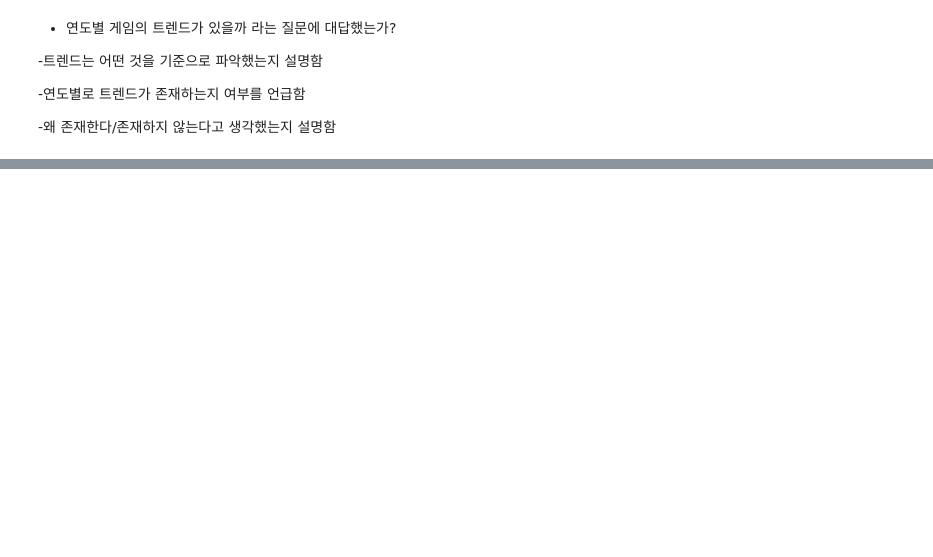
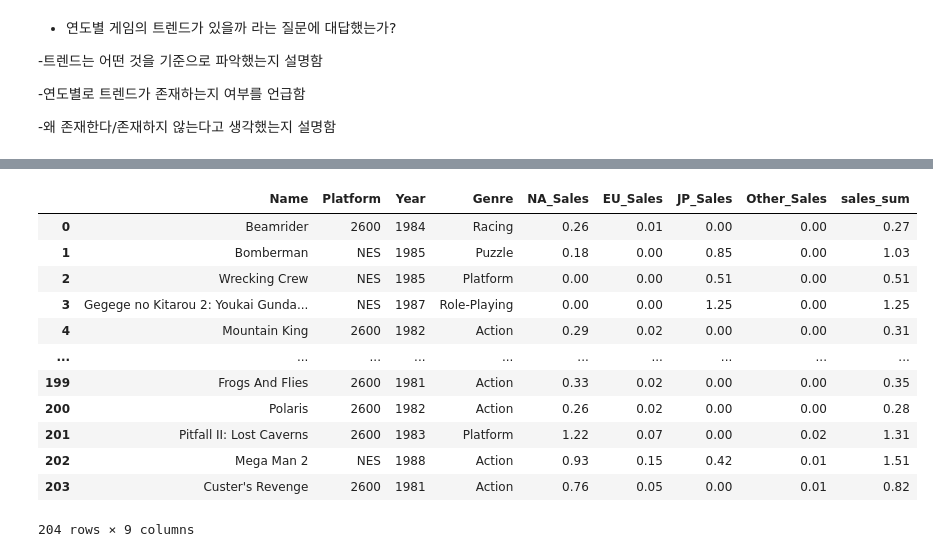
Before and after one commit to matHoYoung/AI_18_JHY_section1, a Jupyter notebook: AI_18_정호영_section1.ipynb, the cells around one changed output, grey strips where cells are left out. Cells and saved outputs as stored; diff of their text form; code cells hidden in the pictures; blank space fills up the shorter version.

```diff
--- a/AI_18_정호영_section1.ipynb
+++ b/AI_18_정호영_section1.ipynb
@@ -358,0 +380,18 @@ game_sum.plot(kind = 'barh',figsize=(15,10));
+# %%
+game_1980['sales_sum'] = game_1980.iloc[:,4:8].sum( axis= 1)
+game_1980 = game_1980.reset_index(drop = True)
+game_1980
+# %% [output]
+|  | Name | Platform | Year | Genre | NA_Sales | EU_Sales | JP_Sales | Other_Sales | sales_sum |
+| 0 | Beamrider | 2600 | 1984 | Racing | 0.26 | 0.01 | 0.00 | 0.00 | 0.27 |
+| 1 | Bomberman | NES | 1985 | Puzzle | 0.18 | 0.00 | 0.85 | 0.00 | 1.03 |
+| 2 | Wrecking Crew | NES | 1985 | Platform | 0.00 | 0.00 | 0.51 | 0.00 | 0.51 |
+| 3 | Gegege no Kitarou 2: Youkai Gunda... | NES | 1987 | Role-Playing | 0.00 | 0.00 | 1.25 | 0.00 | 1.25 |
+| 4 | Mountain King | 2600 | 1982 | Action | 0.29 | 0.02 | 0.00 | 0.00 | 0.31 |
+| ... | ... | ... | ... | ... | ... | ... | ... | ... | ... |
+| 199 | Frogs And Flies | 2600 | 1981 | Action | 0.33 | 0.02 | 0.00 | 0.00 | 0.35 |
+| 200 | Polaris | 2600 | 1982 | Action | 0.26 | 0.02 | 0.00 | 0.00 | 0.28 |
+| 201 | Pitfall II: Lost Caverns | 2600 | 1983 | Platform | 1.22 | 0.07 | 0.00 | 0.02 | 1.31 |
+| 202 | Mega Man 2 | NES | 1988 | Action | 0.93 | 0.15 | 0.42 | 0.01 | 1.51 |
+| 203 | Custer's Revenge | 2600 | 1981 | Action | 0.76 | 0.05 | 0.00 | 0.01 | 0.82 |
+204 rows × 9 columns
```
Also changed, not shown: parts of 15 cells of this notebook.
